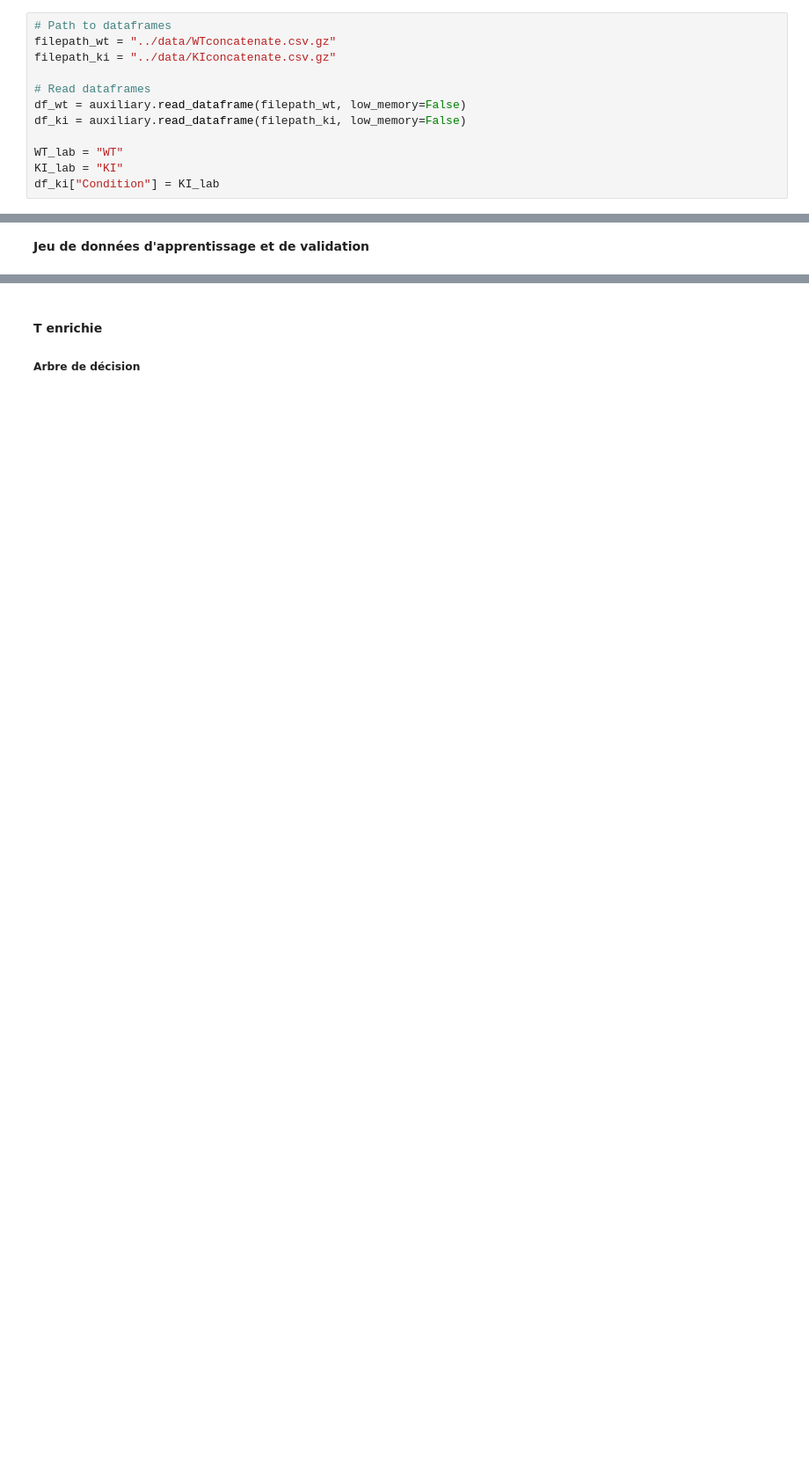
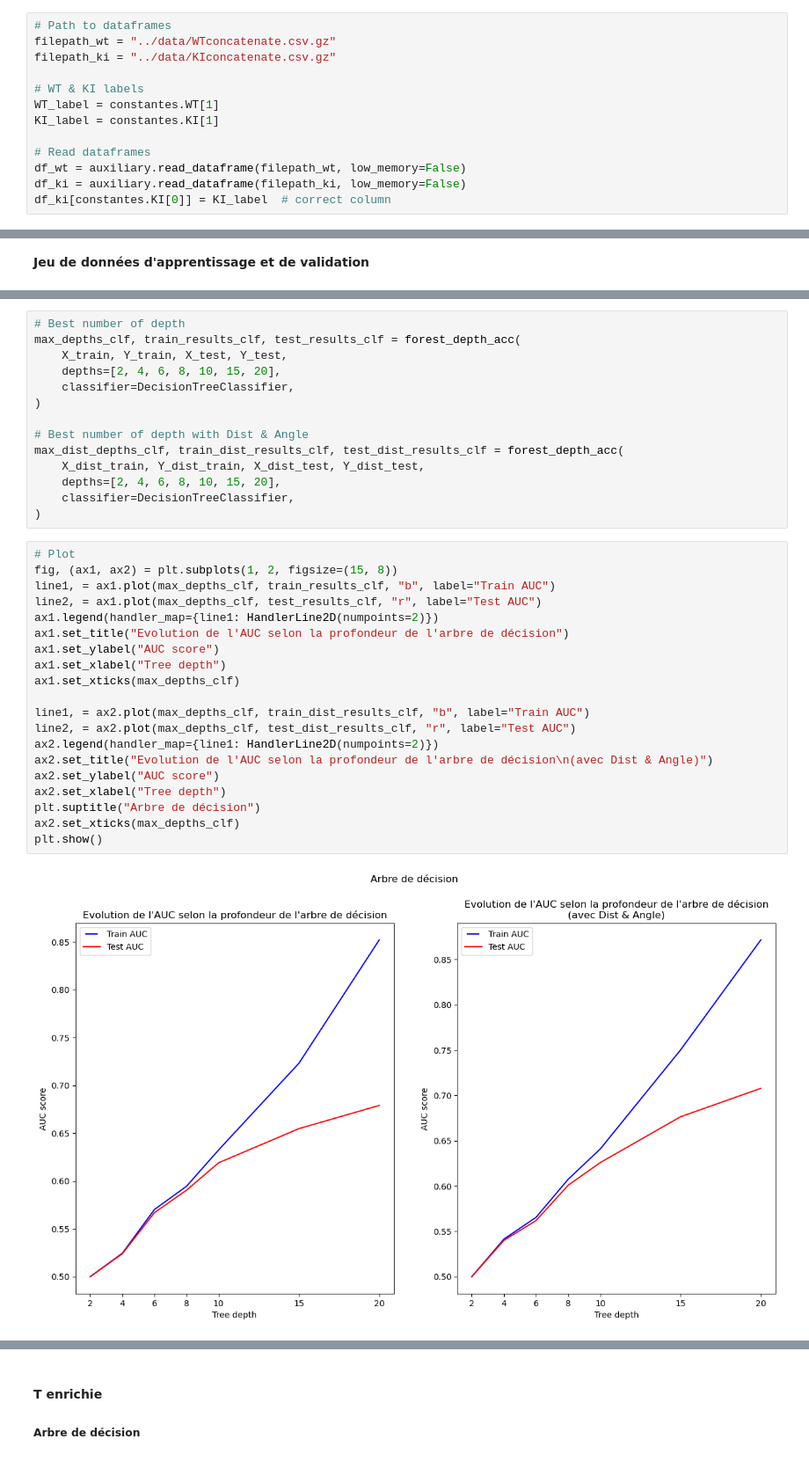
Before and after one commit to Trysis/TumorMEC, a Jupyter notebook: src/analysis.ipynb, the cells around one changed output, grey strips where cells are left out. Shown at 88% size. Saved outputs shown, nothing was run; the diff lists cells and outputs as text; blank space fills up the shorter version.

```diff
--- a/src/analysis.ipynb
+++ b/src/analysis.ipynb
@@ -34,13 +37,14 @@ Les expériences sur les cellules tumorales ont été réalisées sous différen
 filepath_wt = "../data/WTconcatenate.csv.gz"
 filepath_ki = "../data/KIconcatenate.csv.gz"
 
+# WT & KI labels
+WT_label = constantes.WT[1]
+KI_label = constantes.KI[1]
+
 # Read dataframes
 df_wt = auxiliary.read_dataframe(filepath_wt, low_memory=False)
 df_ki = auxiliary.read_dataframe(filepath_ki, low_memory=False)
-
-WT_lab = "WT"
-KI_lab = "KI"
-df_ki["Condition"] = KI_lab
+df_ki[constantes.KI[0]] = KI_label  # correct column
 # %% [markdown]
 ### Information sur les descripteurs du jeu de données
 
@@ -1208,0 +1345,36 @@ Class count in Y_test : [129521  75649]
+# %%
+# Best number of depth
+max_depths_clf, train_results_clf, test_results_clf = forest_depth_acc(
+    X_train, Y_train, X_test, Y_test,
+    depths=[2, 4, 6, 8, 10, 15, 20],
+    classifier=DecisionTreeClassifier,
+)
+
+# Best number of depth with Dist & Angle
+max_dist_depths_clf, train_dist_results_clf, test_dist_results_clf = forest_depth_acc(
+    X_dist_train, Y_dist_train, X_dist_test, Y_dist_test,
+    depths=[2, 4, 6, 8, 10, 15, 20],
+    classifier=DecisionTreeClassifier,
+)
+# %%
+# Plot
+fig, (ax1, ax2) = plt.subplots(1, 2, figsize=(15, 8))
+line1, = ax1.plot(max_depths_clf, train_results_clf, "b", label="Train AUC")
+line2, = ax1.plot(max_depths_clf, test_results_clf, "r", label="Test AUC")
+ax1.legend(handler_map={line1: HandlerLine2D(numpoints=2)})
+ax1.set_title("Evolution de l'AUC selon la profondeur de l'arbre de décision")
+ax1.set_ylabel("AUC score")
+ax1.set_xlabel("Tree depth")
+ax1.set_xticks(max_depths_clf)
+
+line1, = ax2.plot(max_depths_clf, train_dist_results_clf, "b", label="Train AUC")
+line2, = ax2.plot(max_depths_clf, test_dist_results_clf, "r", label="Test AUC")
+ax2.legend(handler_map={line1: HandlerLine2D(numpoints=2)})
+ax2.set_title("Evolution de l'AUC selon la profondeur de l'arbre de décision\n(avec Dist & Angle)")
+ax2.set_ylabel("AUC score")
+ax2.set_xlabel("Tree depth")
+plt.suptitle("Arbre de décision")
+ax2.set_xticks(max_depths_clf)
+plt.show()
+# %% [output]
+[figure, added]
```
Also changed, not shown: parts of 75 cells of this notebook, 9 other files.
